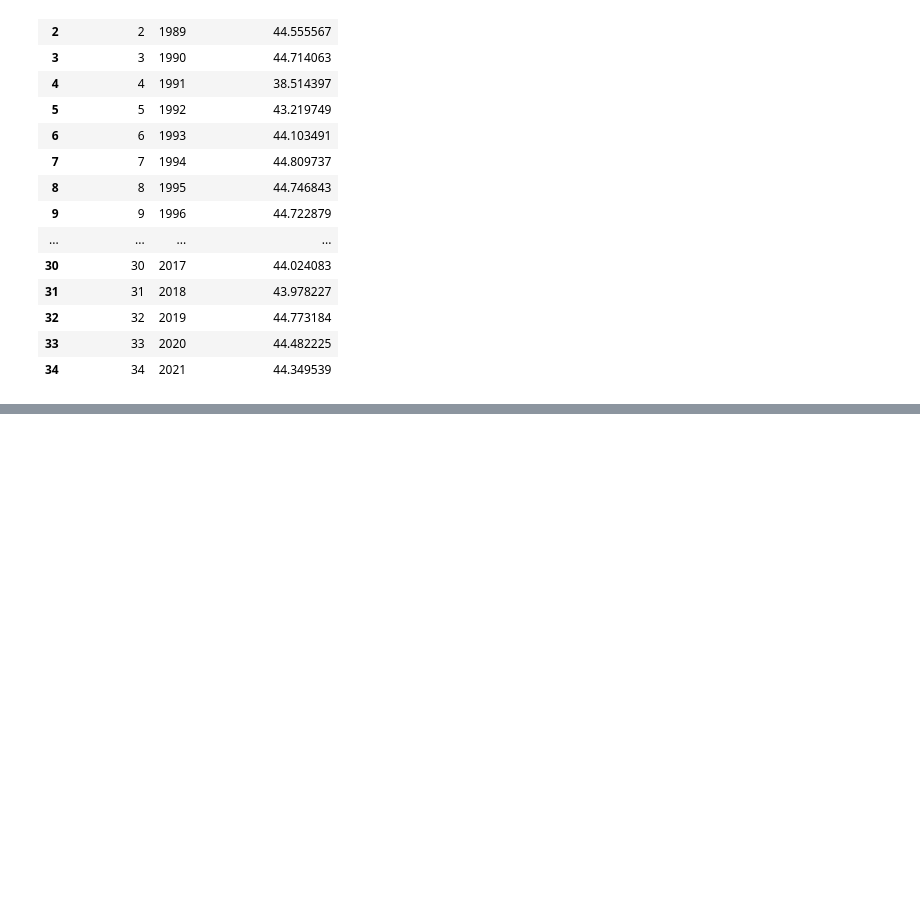
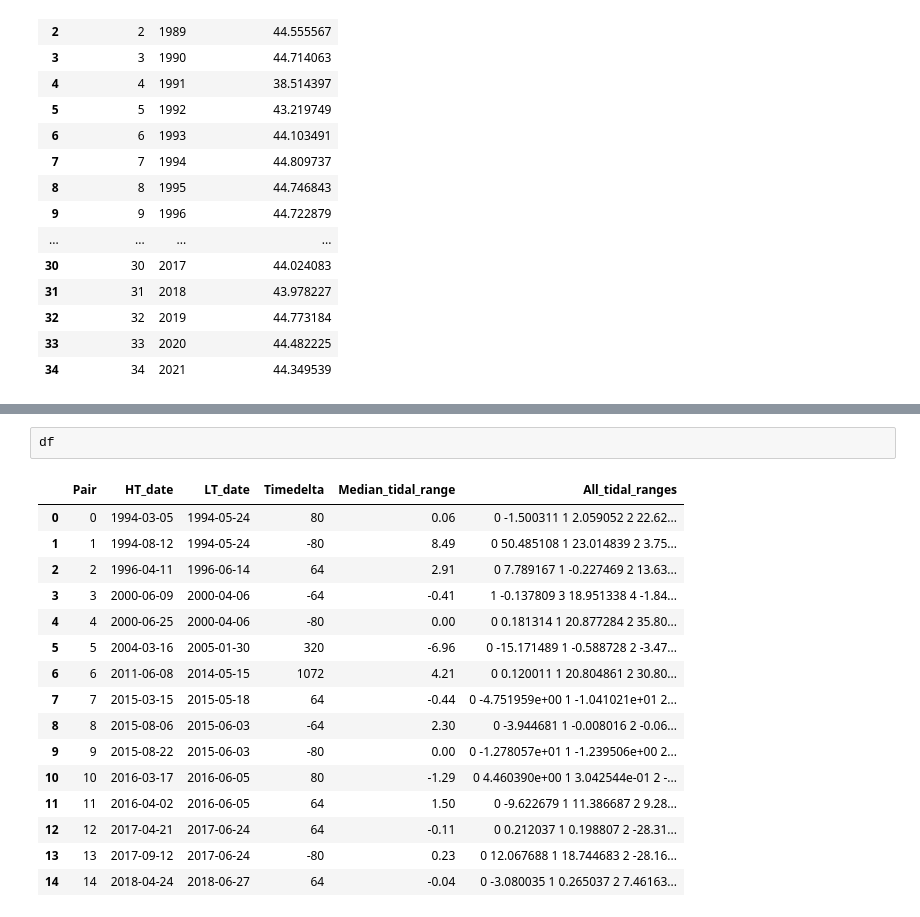
Before and after one commit to ronjalappe/VN_coastline_dynamics, a Jupyter notebook: test_analysis.ipynb, the cells around one changed output, grey strips where cells are left out. Cells and saved outputs as stored; diff of their text form; blank space fills up the shorter version.

```diff
--- a/test_analysis.ipynb
+++ b/test_analysis.ipynb
@@ -332,0 +398,19 @@ land_area
+# %%
+df
+# %% [output]
+|  | Pair | HT_date | LT_date | Timedelta | Median_tidal_range | All_tidal_ranges |
+| 0 | 0 | 1994-03-05 | 1994-05-24 | 80 | 0.06 | 0 -1.500311 1 2.059052 2 22.62... |
+| 1 | 1 | 1994-08-12 | 1994-05-24 | -80 | 8.49 | 0 50.485108 1 23.014839 2 3.75... |
+| 2 | 2 | 1996-04-11 | 1996-06-14 | 64 | 2.91 | 0 7.789167 1 -0.227469 2 13.63... |
+| 3 | 3 | 2000-06-09 | 2000-04-06 | -64 | -0.41 | 1 -0.137809 3 18.951338 4 -1.84... |
+| 4 | 4 | 2000-06-25 | 2000-04-06 | -80 | 0.00 | 0 0.181314 1 20.877284 2 35.80... |
+| 5 | 5 | 2004-03-16 | 2005-01-30 | 320 | -6.96 | 0 -15.171489 1 -0.588728 2 -3.47... |
+| 6 | 6 | 2011-06-08 | 2014-05-15 | 1072 | 4.21 | 0 0.120011 1 20.804861 2 30.80... |
+| 7 | 7 | 2015-03-15 | 2015-05-18 | 64 | -0.44 | 0 -4.751959e+00 1 -1.041021e+01 2... |
+| 8 | 8 | 2015-08-06 | 2015-06-03 | -64 | 2.30 | 0 -3.944681 1 -0.008016 2 -0.06... |
+| 9 | 9 | 2015-08-22 | 2015-06-03 | -80 | 0.00 | 0 -1.278057e+01 1 -1.239506e+00 2... |
+| 10 | 10 | 2016-03-17 | 2016-06-05 | 80 | -1.29 | 0 4.460390e+00 1 3.042544e-01 2 -... |
+| 11 | 11 | 2016-04-02 | 2016-06-05 | 64 | 1.50 | 0 -9.622679 1 11.386687 2 9.28... |
+| 12 | 12 | 2017-04-21 | 2017-06-24 | 64 | -0.11 | 0 0.212037 1 0.198807 2 -28.31... |
+| 13 | 13 | 2017-09-12 | 2017-06-24 | -80 | 0.23 | 0 12.067688 1 18.744683 2 -28.16... |
+| 14 | 14 | 2018-04-24 | 2018-06-27 | 64 | -0.04 | 0 -3.080035 1 0.265037 2 7.46163... |
```
Also changed, not shown: parts of 5 cells of this notebook, 6 other files.
